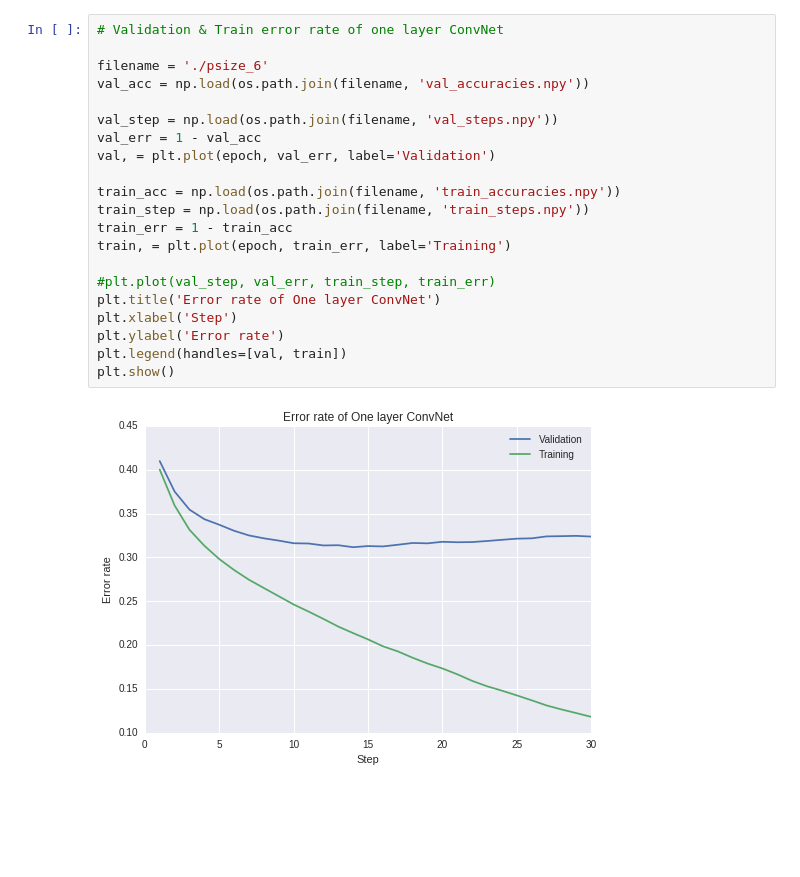
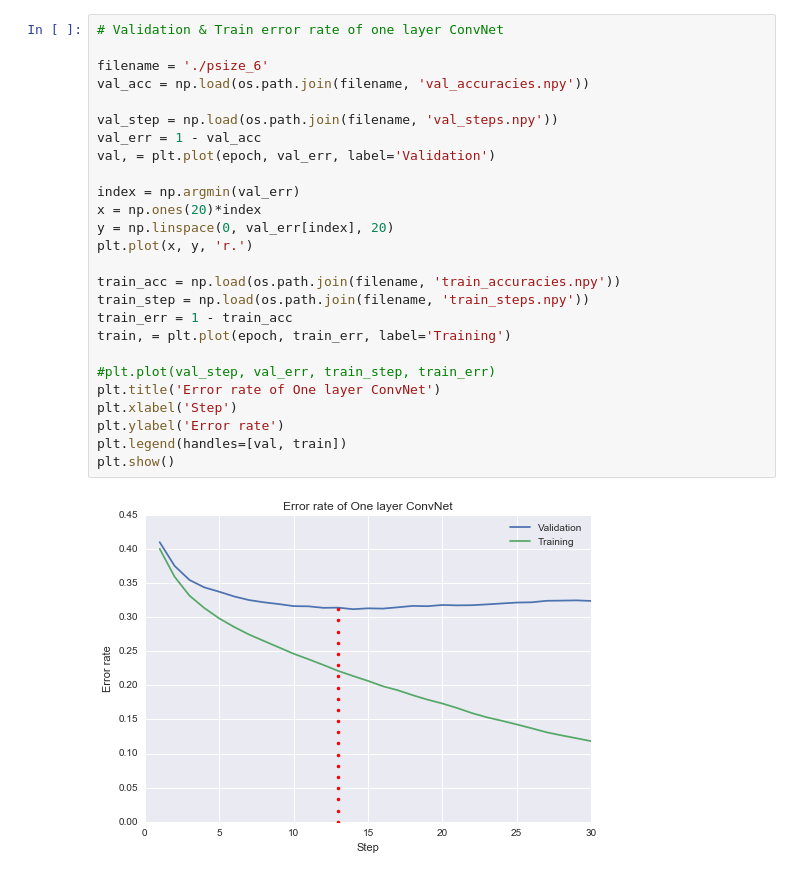
Before and after one commit to helderm/listnr, a Jupyter notebook: models/Plotting.ipynb, the cells around one changed output. Saved outputs shown, nothing was run; the diff lists cells and outputs as text; blank space fills up the shorter version.

```diff
--- a/models/Plotting.ipynb
+++ b/models/Plotting.ipynb
@@ -50,26 +50,31 @@ plt.show()
 # %%
 # Validation & Train error rate of one layer ConvNet
 
 filename = './psize_6'
 val_acc = np.load(os.path.join(filename, 'val_accuracies.npy'))
 
 val_step = np.load(os.path.join(filename, 'val_steps.npy'))
 val_err = 1 - val_acc
 val, = plt.plot(epoch, val_err, label='Validation')
+
+index = np.argmin(val_err)
+x = np.ones(20)*index
+y = np.linspace(0, val_err[index], 20)
+plt.plot(x, y, 'r.')
 
 train_acc = np.load(os.path.join(filename, 'train_accuracies.npy'))
 train_step = np.load(os.path.join(filename, 'train_steps.npy'))
 train_err = 1 - train_acc
 train, = plt.plot(epoch, train_err, label='Training')
 
 #plt.plot(val_step, val_err, train_step, train_err)
 plt.title('Error rate of One layer ConvNet')
 plt.xlabel('Step')
 plt.ylabel('Error rate')
 plt.legend(handles=[val, train])
 plt.show()
 # %% [output]
-[figure, old version]
+[figure, new version]
 # %%
 %matplotlib inline
 import numpy as np
```
Also changed, not shown: parts of 3 cells of this notebook, 4 other files.
